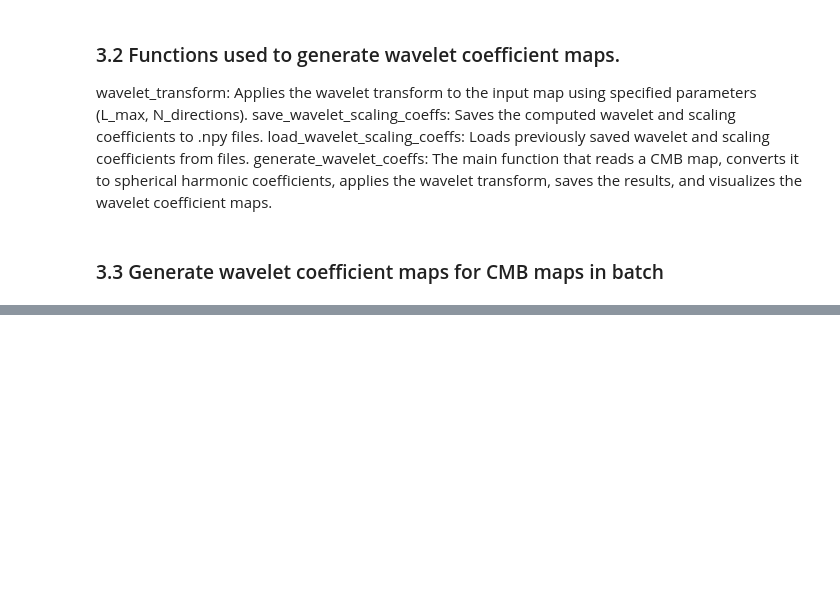
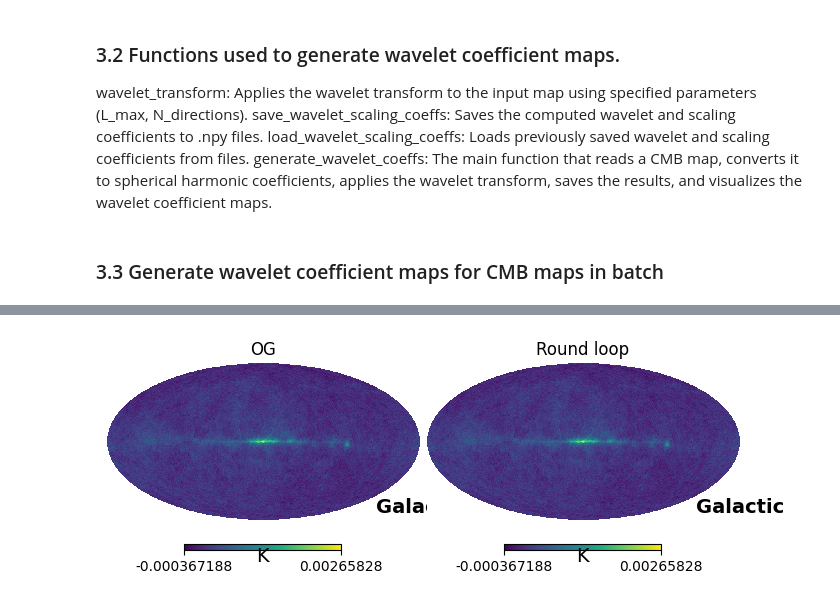
Before and after one commit to MEH04/Clean_CMB, a Jupyter notebook: skyclean_3_generate_wavelet_coeffs.ipynb, the cells around one changed output, grey strips where cells are left out. Saved outputs shown, nothing was run; the diff lists cells and outputs as text; code cells hidden in the pictures; blank space fills up the shorter version.

Commit message:
fixed indexing error

```diff
--- a/skyclean_3_generate_wavelet_coeffs.ipynb
+++ b/skyclean_3_generate_wavelet_coeffs.ipynb
@@ -300,14 +295,3 @@ MW_Pix = s2wav.synthesis(wavelet_coeffs, L = L_max, f_scal = f_scal, filters = f
 print(MW_Pix.shape)
 title = "Original CMB Signal Map"
 visualize_MW_Pix_map(MW_Pix, title)
-# %%
-from s2wav import samples
-
-L   = 1024
-lam =   4
-
-J = samples.j_max(L, lam)
-print("J_max =", J)
-for j in range(J+1):
-    Lj, Nj, L0j = samples.LN_j(L, j, 1, lam, True)
-    print(f" j={j:2d}: ℓ ∈ [{L0j:4d}, {Lj-1:4d}]")
@@ -329,0 +300,80 @@ J_max = 5
+# %%
+import healpy as hp
+import numpy as np
+import matplotlib.pyplot as plt
+
+
+## OLD
+def hp_alm_2_mw_alm(hp_alm, L_max):
+    MW_alm = np.zeros((L_max, 2 * L_max - 1), dtype=np.complex128)
+    for l in range(L_max):
+        for m in range(-l, l + 1):
+            index = hp.Alm.getidx(L_max - 1, l, abs(m))
+            if m < 0:
+                MW_alm[l, L_max + m - 1] = (-1) ** m * np.conj(hp_alm[index])
+            else:
+                MW_alm[l, L_max + m - 1] = hp_alm[index]
+
+    return MW_alm
+
+## NEw
+def hp_alm_2_mw_alm_new(hp_alm, L_max):
+    L = L_max + 1
+    MW_alm = np.zeros((L, 2 * L - 1), dtype=np.complex128)
+    for l in range(L):
+        for m in range(l + 1):
+            index = hp.Alm.getidx(L_max, l, m)
+            col = m + L - 1
+            hp_point = hp_alm[index]
+            MW_alm[l, col] = hp_point
+            if m > 0:
+                MW_alm[l, L-m-1] = (-1)**m * hp_point.conj() # fill m < 0 by symmetry
+    return MW_alm
+
+## OLD
+def mw_alm_2_hp_alm(MW_alm, lmax):
+    hp_alm = np.zeros(hp.Alm.getsize(lmax), dtype=np.complex128)
+    for l in range(lmax + 1):
+        for m in range(-l, l + 1):
+            index = hp.Alm.getidx(lmax, l, abs(m))
+            if m < 0:
+                hp_alm[index] = (-1)**m * np.conj(MW_alm[l, lmax + m])
+            else:
+                hp_alm[index] = MW_alm[l, lmax + m]
+
+    return hp_alm
+
+## NEW
+def mw_alm_2_hp_alm_new(MW_alm):
+    L = MW_alm.shape[0]
+    L_max = L-1
+    hp_alm = np.zeros(hp.Alm.getsize(L_max), np.complex128)
+    for l in range(L):
+        for m in range(l+1):
+            col = L_max + m
+            idx = hp.Alm.getidx(L_max, l, m)
+            hp_alm[idx] = MW_alm[l, col]
+    return hp_alm
+
+
+frequencies = ["030"]
+L_max = 256
+CSN_data_path_template = 'data/CMB_total/CSN_HP_Map_F{frequency}_L{L_max}_R{realization}.fits'
+hp_map_og = hp.read_map(CSN_data_path_template.format(frequency=frequencies[0], L_max = L_max, realization='0000'))
+hp_alm = hp.map2alm(hp_map_og, L_max)
+
+method = "new"
+if method == "old":
+    mw_alm = hp_alm_2_mw_alm(hp_alm, L_max)
+    hp_alm = mw_alm_2_hp_alm(mw_alm, L_max - 1) # change to just L_max to fix
+elif method == "new":
+    mw_alm = hp_alm_2_mw_alm_new(hp_alm, L_max)
+    hp_alm = mw_alm_2_hp_alm_new(mw_alm)
+
+hp_map_round_loop = hp.alm2map(hp_alm, nside=(L_max)//2)
+
+fig = plt.figure()
+hp.mollview(hp_map_og, coord=["G"], title="OG", unit=r"K", fig = fig.number, sub=(1, 2, 1))
+hp.mollview(hp_map_round_loop, coord=["G"], title="Round loop", unit = r"K", fig = fig.number, sub=(1, 2, 2))
+print(f"Shapes: \n hp_map_og: {hp_map_og.shape} \n hp_map_round_loop: {hp_map_round_loop.shape} \n mw_alm: {mw_alm.shape} \n hp_alm: {hp_alm.shape}")
+# %% [output]
@@ -329,0 +385 @@ J_max = 5
+[figure, added]
```
Also changed, not shown: parts of 7 cells of this notebook, 2 other files.
